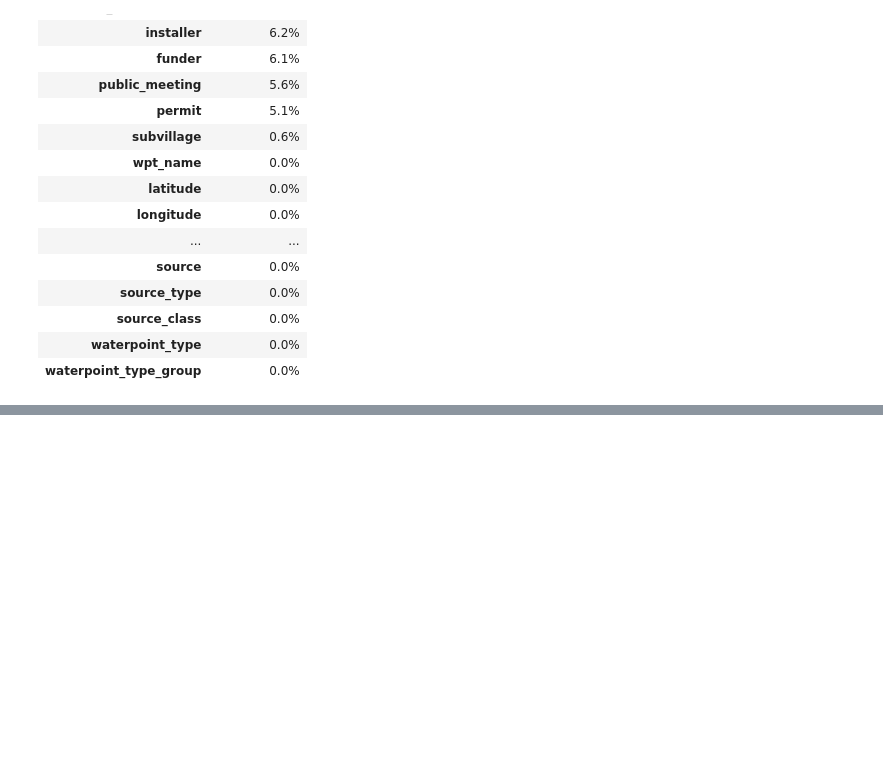
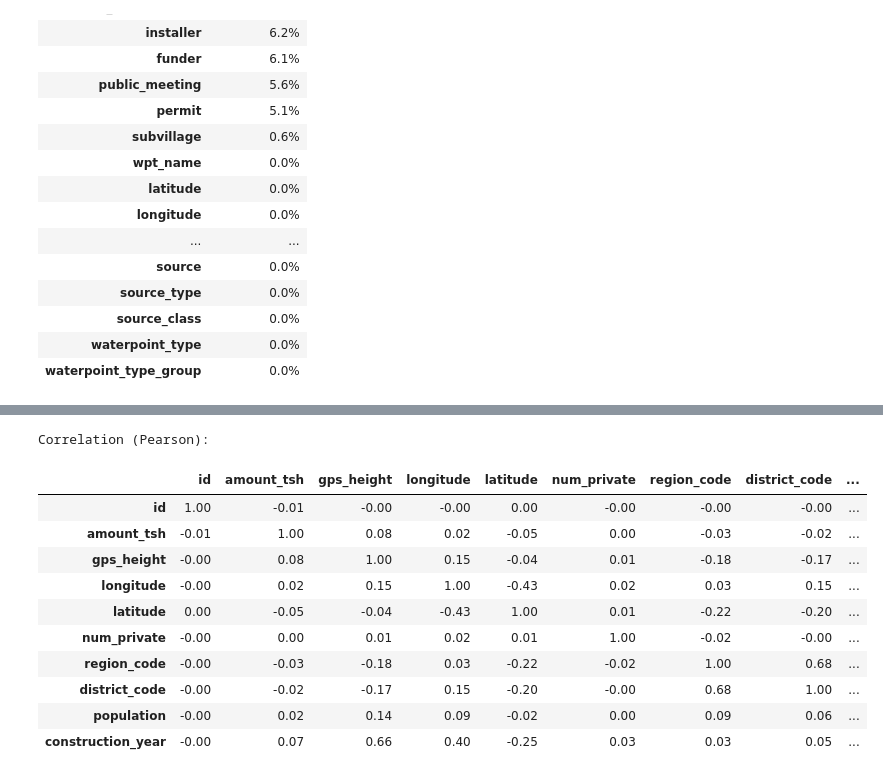
Before and after one commit to floranuta/Data_Circle, a Jupyter notebook: notebooks/Ticket111_LoadExam_Colab.ipynb, the cells around one changed output, grey strips where cells are left out. Cells and saved outputs as stored; diff of their text form; code cells hidden in the pictures; blank space fills up the shorter version.

```diff
--- a/notebooks/Ticket111_LoadExam_Colab.ipynb
+++ b/notebooks/Ticket111_LoadExam_Colab.ipynb
@@ -94,0 +102,6 @@ display(null_pct.style.background_gradient(cmap="Reds").format("{:.1%}"))
+# %%
+# 6) Numeric summary
+num_cols = pump_data.select_dtypes(include=[np.number]).columns.tolist()
+if num_cols:
+    print("\nNumeric columns:", num_cols[:15], "…" if len(num_cols) > 15 else "")
+    display(pump_data[num_cols].describe().T)
@@ -94,0 +172,18 @@ display(null_pct.style.background_gradient(cmap="Reds").format("{:.1%}"))
+# %%
+# 8) Correlations (numeric)
+corr = pump_data[num_cols].corr(numeric_only=True)
+print("\nCorrelation (Pearson):")
+display(corr.round(2))
+# %% [output]
+Correlation (Pearson):
+|  | id | amount_tsh | gps_height | longitude | latitude | num_private | region_code | district_code | ... |
+| id | 1.00 | -0.01 | -0.00 | -0.00 | 0.00 | -0.00 | -0.00 | -0.00 | ... |
+| amount_tsh | -0.01 | 1.00 | 0.08 | 0.02 | -0.05 | 0.00 | -0.03 | -0.02 | ... |
+| gps_height | -0.00 | 0.08 | 1.00 | 0.15 | -0.04 | 0.01 | -0.18 | -0.17 | ... |
+| longitude | -0.00 | 0.02 | 0.15 | 1.00 | -0.43 | 0.02 | 0.03 | 0.15 | ... |
+| latitude | 0.00 | -0.05 | -0.04 | -0.43 | 1.00 | 0.01 | -0.22 | -0.20 | ... |
+| num_private | -0.00 | 0.00 | 0.01 | 0.02 | 0.01 | 1.00 | -0.02 | -0.00 | ... |
+| region_code | -0.00 | -0.03 | -0.18 | 0.03 | -0.22 | -0.02 | 1.00 | 0.68 | ... |
+| district_code | -0.00 | -0.02 | -0.17 | 0.15 | -0.20 | -0.00 | 0.68 | 1.00 | ... |
+| population | -0.00 | 0.02 | 0.14 | 0.09 | -0.02 | 0.00 | 0.09 | 0.06 | ... |
+| construction_year | -0.00 | 0.07 | 0.66 | 0.40 | -0.25 | 0.03 | 0.03 | 0.05 | ... |
```
Also changed, not shown: parts of 4 cells of this notebook.
